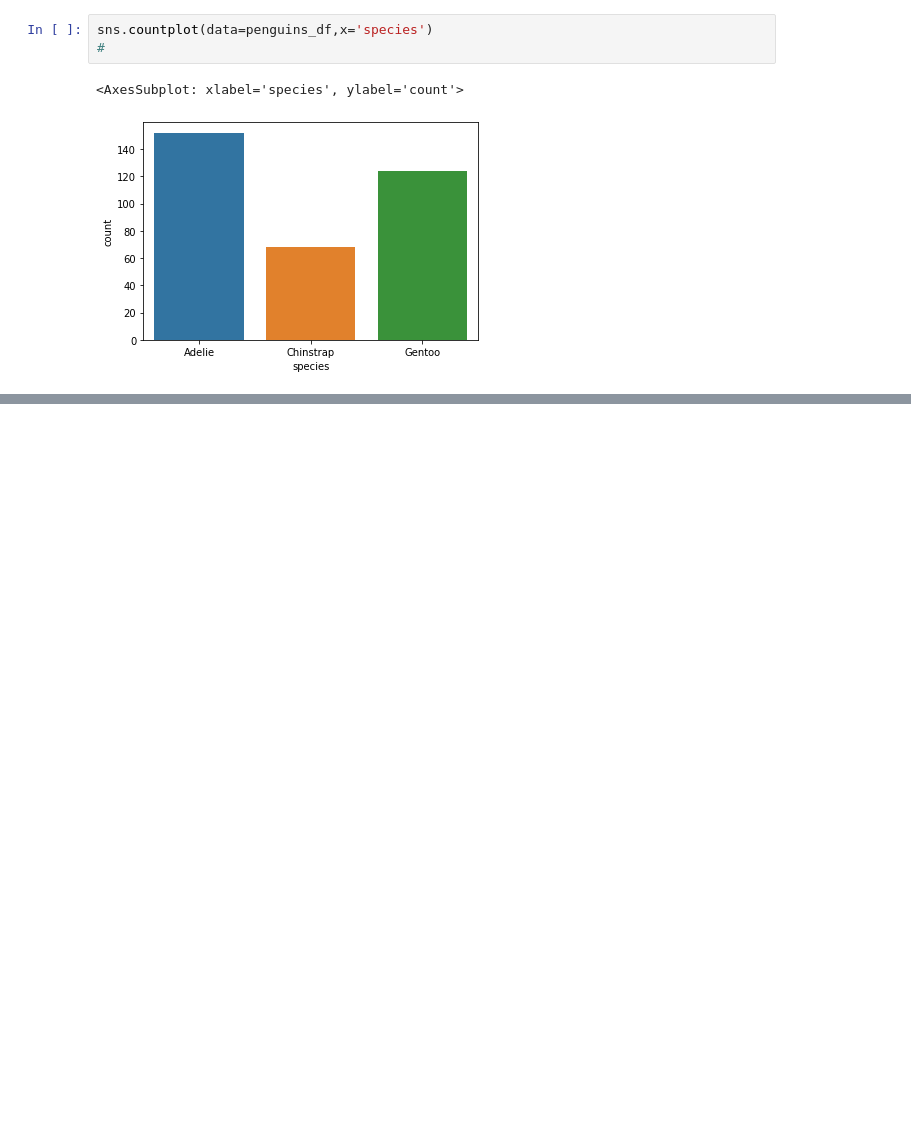
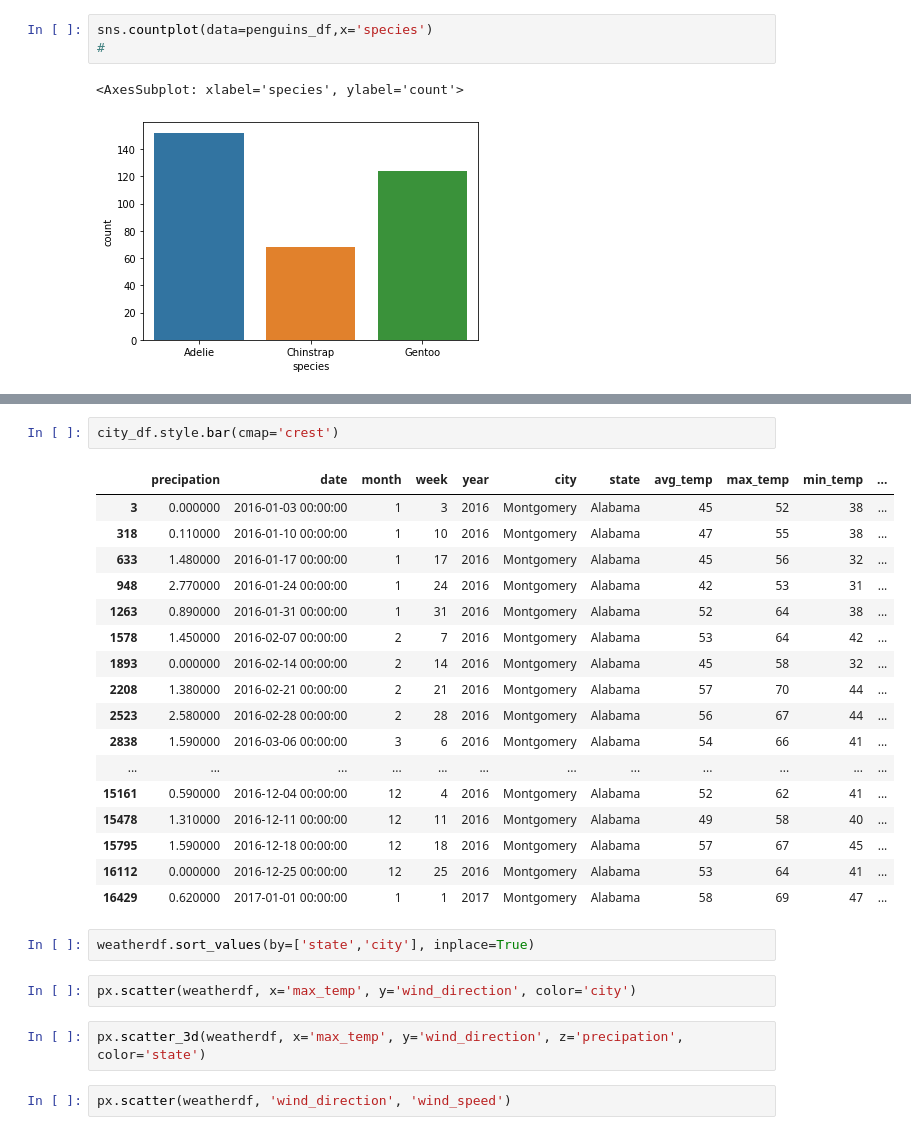
Before and after one commit to Ansh8905/PYTHON-DATA-SCEINCE, a Jupyter notebook: Data Science/data_analytics2.ipynb, the cells around one changed output, grey strips where cells are left out. Drawn from its saved outputs; the diff is of its cells as text; blank space fills up the shorter version.

```diff
--- a/Data Science/data_analytics2.ipynb
+++ b/Data Science/data_analytics2.ipynb
@@ -60,0 +165,28 @@ wheterdf = pd
+# %%
+city_df.style.bar(cmap='crest')
+# %% [output]
+|  | precipation | date | month | week | year | city | state | avg_temp | max_temp | min_temp | ... |
+| 3 | 0.000000 | 2016-01-03 00:00:00 | 1 | 3 | 2016 | Montgomery | Alabama | 45 | 52 | 38 | ... |
+| 318 | 0.110000 | 2016-01-10 00:00:00 | 1 | 10 | 2016 | Montgomery | Alabama | 47 | 55 | 38 | ... |
+| 633 | 1.480000 | 2016-01-17 00:00:00 | 1 | 17 | 2016 | Montgomery | Alabama | 45 | 56 | 32 | ... |
+| 948 | 2.770000 | 2016-01-24 00:00:00 | 1 | 24 | 2016 | Montgomery | Alabama | 42 | 53 | 31 | ... |
+| 1263 | 0.890000 | 2016-01-31 00:00:00 | 1 | 31 | 2016 | Montgomery | Alabama | 52 | 64 | 38 | ... |
+| 1578 | 1.450000 | 2016-02-07 00:00:00 | 2 | 7 | 2016 | Montgomery | Alabama | 53 | 64 | 42 | ... |
+| 1893 | 0.000000 | 2016-02-14 00:00:00 | 2 | 14 | 2016 | Montgomery | Alabama | 45 | 58 | 32 | ... |
+| 2208 | 1.380000 | 2016-02-21 00:00:00 | 2 | 21 | 2016 | Montgomery | Alabama | 57 | 70 | 44 | ... |
+| 2523 | 2.580000 | 2016-02-28 00:00:00 | 2 | 28 | 2016 | Montgomery | Alabama | 56 | 67 | 44 | ... |
+| 2838 | 1.590000 | 2016-03-06 00:00:00 | 3 | 6 | 2016 | Montgomery | Alabama | 54 | 66 | 41 | ... |
+| ... | ... | ... | ... | ... | ... | ... | ... | ... | ... | ... | ... |
+| 15161 | 0.590000 | 2016-12-04 00:00:00 | 12 | 4 | 2016 | Montgomery | Alabama | 52 | 62 | 41 | ... |
+| 15478 | 1.310000 | 2016-12-11 00:00:00 | 12 | 11 | 2016 | Montgomery | Alabama | 49 | 58 | 40 | ... |
+| 15795 | 1.590000 | 2016-12-18 00:00:00 | 12 | 18 | 2016 | Montgomery | Alabama | 57 | 67 | 45 | ... |
+| 16112 | 0.000000 | 2016-12-25 00:00:00 | 12 | 25 | 2016 | Montgomery | Alabama | 53 | 64 | 41 | ... |
+| 16429 | 0.620000 | 2017-01-01 00:00:00 | 1 | 1 | 2017 | Montgomery | Alabama | 58 | 69 | 47 | ... |
+# %%
+weatherdf.sort_values(by=['state','city'], inplace=True)
+# %%
+px.scatter(weatherdf, x='max_temp', y='wind_direction', color='city')
+# %%
+px.scatter_3d(weatherdf, x='max_temp', y='wind_direction', z='precipation', color='state')
+# %%
+px.scatter(weatherdf, 'wind_direction', 'wind_speed')
```
Also changed, not shown: parts of 24 cells of this notebook, 10 other files.
